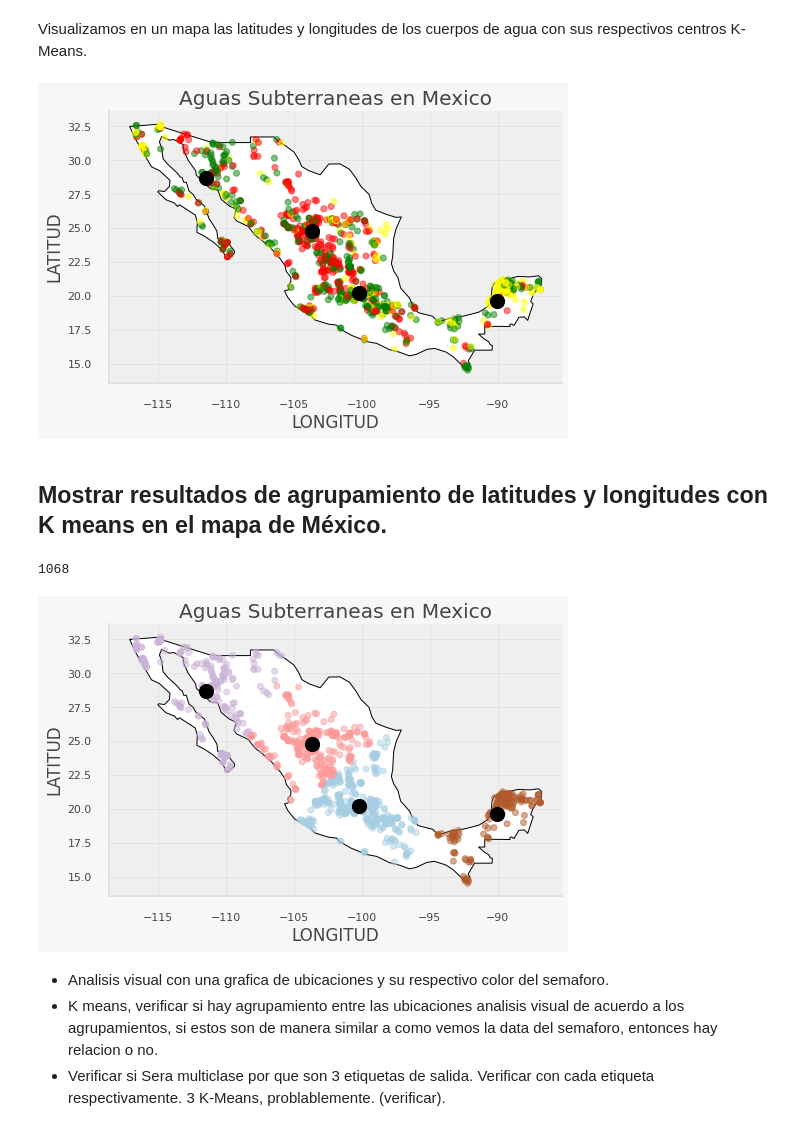
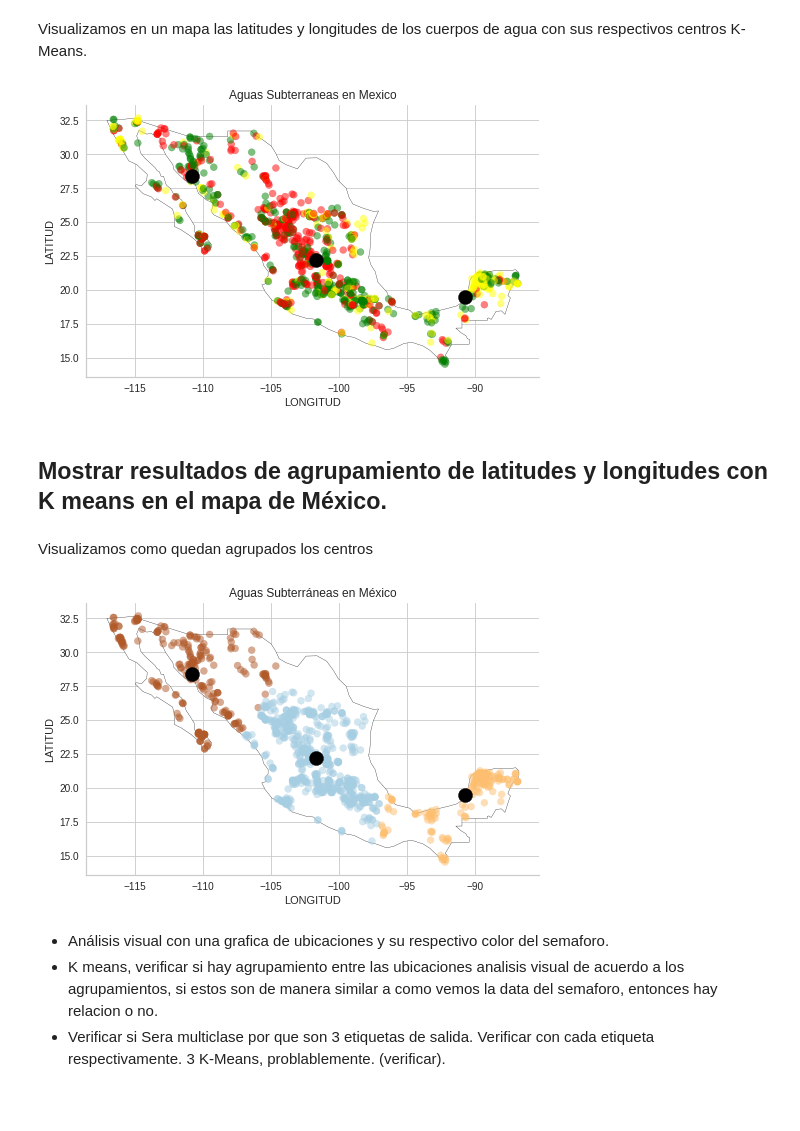
Before and after one commit to PosgradoMNA/actividades-del-projecto-equipo-48, a Jupyter notebook: Reto/Entrega1/Reto_Entrega_1.ipynb, the cells around one changed output. Saved outputs shown, nothing was run; the diff lists cells and outputs as text; code cells hidden in the pictures; blank space fills up the shorter version.

```diff
--- a/Reto/Entrega1/Reto_Entrega_1.ipynb
+++ b/Reto/Entrega1/Reto_Entrega_1.ipynb
@@ -444,4 +417,0 @@ Visualmente podemos observar que la K optima es igual a 3.
-# %%
-# Entrenamos con la K optima
-best_center=KMeans(n_clusters=4,init="random",max_iter=500,random_state=7)
-best_center.fit(latlong)
@@ -450,2 +418,14 @@ KMeans(init='random', max_iter=500, n_clusters=4, random_state=7)
+# %%
+# Entrenamos con la K optima
+
+
+def Kmeans(n):
+  best_center=KMeans(n_clusters=n,init="random",max_iter=500,random_state=7)
+  best_center.fit(latlong) #entrenamos el modelo con nuestras coordenadas
+  centers = best_center.cluster_centers_ #obtenemos los centros
+  labels=best_center.labels_ #obtenemos las etiquetas
+  return centers, labels
+
+centers,labels=Kmeans(3) #guardamos los centros dentro de la variable centers, seguido de las etiquetas en la variable lables
 # %% [markdown]
   Visualizamos las coordenadas de los centros de los clusters.
@@ -509,11 +483,6 @@ gax.spines['right'].set_visible(False)
 
 plt.show()
 # %% [output]
-[figure, old version]
+[figure, new version]
 # %% [markdown]
 ## Mostrar resultados de agrupamiento de latitudes y longitudes con K means en el mapa de México.
-# %%
-labels=best_center.labels_
-cluster=pd.DataFrame(labels,columns=["CLUSTER"])
-# %% [output]
-1068
@@ -524,32 +495,34 @@ kmeans["COORDENADAS"] = list(zip(kmeans["LONGITUD"], kmeans["LATITUD"]))
 kmeans["COORDENADAS"] = kmeans["COORDENADAS"].apply(Point)
+# %% [markdown]
+Visualizamos como quedan agrupados los centros
 # %%
 gdf = gpd.GeoDataFrame(locations, geometry="COORDENADAS") #locations son los centros
 gdf2 = gpd.GeoDataFrame(kmeans, geometry="COORDENADAS") #coordenadas agrupadas con kmeans
 
 
 world = gpd.read_file(gpd.datasets.get_path("naturalearth_lowres"))
 world = world.set_index("iso_a3")
 
 fig, gax = plt.subplots(figsize=(10,5))
 
 # By only plotting rows in which the continent is 'Mexico' we only plot, well,
 world.query("name == 'Mexico'").plot(ax = gax, edgecolor='black', color='white')
 
 gdf2.plot(ax=gax, column = "CLUSTER" , alpha = 0.5,cmap="Paired")
 gdf.plot(ax=gax, color='black', legend=True,markersize=200)
 
 
 gax.set_xlabel('LONGITUD')
 gax.set_ylabel('LATITUD')
-gax.set_title('Aguas Subterraneas en Mexico')
+gax.set_title('Aguas Subterráneas en México')
 
 gax.spines['top'].set_visible(False)
 gax.spines['right'].set_visible(False)
 
 plt.show()
 # %% [output]
-[figure, old version]
+[figure, new version]
 # %% [markdown]
--  Analisis visual con una grafica de ubicaciones y su respectivo color del semaforo.
+-  Análisis visual con una grafica de ubicaciones y su respectivo color del semaforo.
 - K means, verificar si hay agrupamiento entre las ubicaciones analisis visual de acuerdo a los agrupamientos, si estos son de manera similar a como vemos la data del semaforo, entonces hay relacion o no.
 - Verificar si Sera multiclase por que son 3 etiquetas de salida. Verificar con cada etiqueta respectivamente. 3 K-Means, problablemente. (verificar).
```
Also changed, not shown: parts of 33 cells of this notebook.
